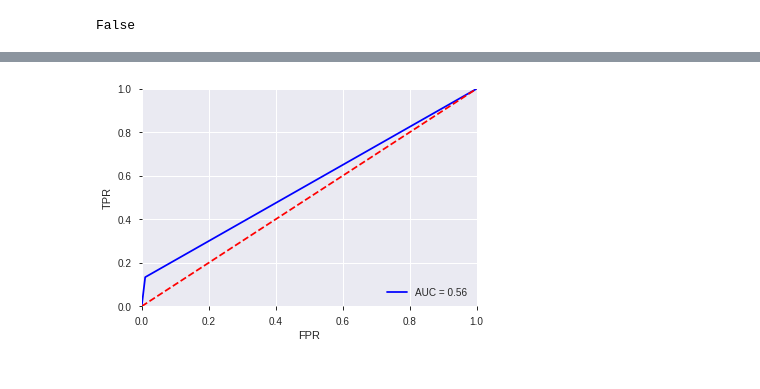
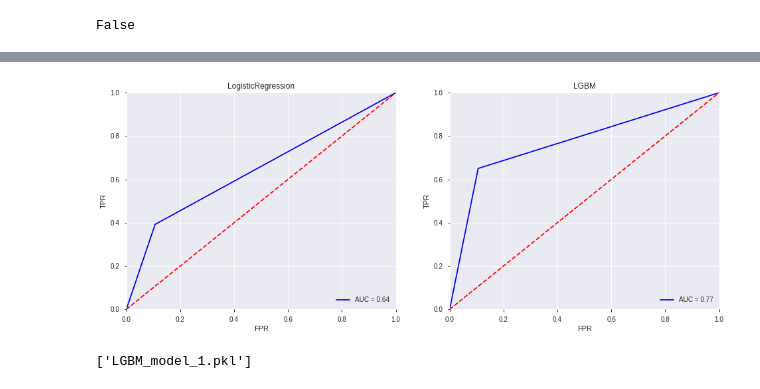
Before and after one commit to maximenkooo/JSPrediction, a Jupyter notebook: JS.ipynb, the cells around one changed output, grey strips where cells are left out. Cells and saved outputs as stored; diff of their text form; code cells hidden in the pictures.

```diff
--- a/JS.ipynb
+++ b/JS.ipynb
@@ -1148,5 +1234,5 @@ valid.dep_var.isna().any()
 # %% [output]
 False
 # %%
-df = pd.concat([train,valid])
+df_full = pd.concat([train,valid])
 # %%
@@ -1192,0 +1292,12 @@ roc_auc = auc(fpr, tpr)
+# %%
+# Spot Check Algorithms
+data = df_full
+outputs_model = {}
+elected_models = []
+elected_models.append(('LogisticRegression', LogisticRegression(C=0.6)))
+elected_models.append(('LGBM',LGBMClassifier(n_estimators=30,max_depth=4)))
+for name,model in elected_models:
+    y_pred_,y_true_ = my_cross_validation(data,w_0_feat,False,clf=model)
+    print(name,':\n {}\n'.format(classification_report(y_true_, y_pred_)))
+    plot_conf_matrix(y_pred_,y_true_,name)
+    outputs_model[name] = (y_pred_,y_true_)
@@ -1192,0 +1329,6 @@ roc_auc = auc(fpr, tpr)
+# %%
+# extract FPR and TPR
+fpr_lr, tpr_lr, threshold_lr = roc_curve(
+    outputs_model['LogisticRegression'][0],outputs_model['LogisticRegression'][1])
+roc_auc_lr = auc(fpr_lr, tpr_lr)
+print('roc_auc LR:', roc_auc_lr)
@@ -1192,0 +1337,6 @@ roc_auc = auc(fpr, tpr)
+# %%
+# extract FPR and TPR
+fpr_lgbm, tpr_lgbm, threshold_lgbm = roc_curve(
+    outputs_model['LGBM'][0],outputs_model['LGBM'][1])
+roc_auc_lgbm = auc(fpr_lgbm, tpr_lgbm)
+print('roc_auc LR:', roc_auc_lgbm)
@@ -1193,11 +1361,27 @@ roc_auc = auc(fpr, tpr)
 # %%
-plt.plot(fpr, tpr, 'b', label = 'AUC = %0.2f' % roc_auc)
+# plotting the own roc_auc grphic
+fig, ax = plt.subplots(figsize = (16, 6))
+
+plt.subplot(1, 2, 1)
+plt.plot(fpr_lr, tpr_lr, 'b', label = 'AUC = %0.2f' % roc_auc_lr)
 plt.legend(loc = 'lower right')
 plt.plot([0, 1], [0, 1],'r--')
 plt.xlim([0, 1])
 plt.ylim([0, 1])
 plt.ylabel('TPR')
 plt.xlabel('FPR')
+plt.title('LogisticRegression')
+
+plt.subplot(1, 2, 2)
+plt.plot(fpr_lgbm, tpr_lgbm, 'b', label = 'AUC = %0.2f' % roc_auc_lgbm)
+plt.legend(loc = 'lower right')
+plt.plot([0, 1], [0, 1],'r--')
+plt.xlim([0, 1])
+plt.ylim([0, 1])
+plt.ylabel('TPR')
+plt.xlabel('FPR')
+plt.title('LGBM')
+
 plt.show()
 # %% [output]
-[figure, old version]
+[figure, new version]
@@ -1203,0 +1449,8 @@ plt.show()
+# %%
+# Save the model as a pickle in a file
+joblib.dump(train_model, 'LGBM_model_1.pkl')
+
+# Load the model from the file
+# lgbm_from_joblib = joblib.load('LGBM_model_1.pkl')
+# %% [output]
+['LGBM_model_1.pkl']
```
Also changed, not shown: parts of 148 cells of this notebook.
